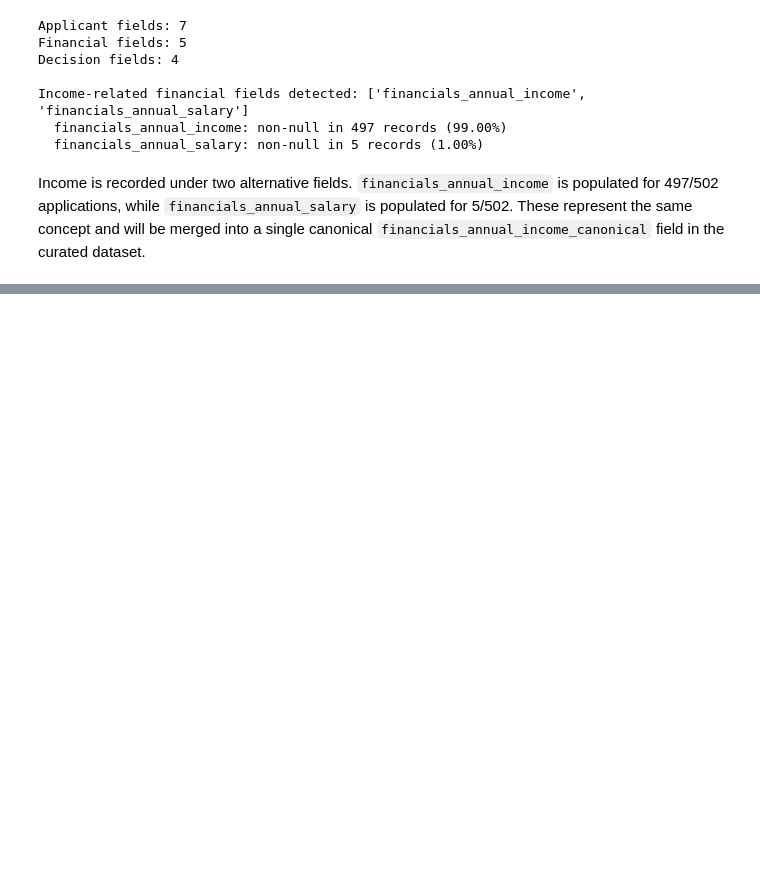
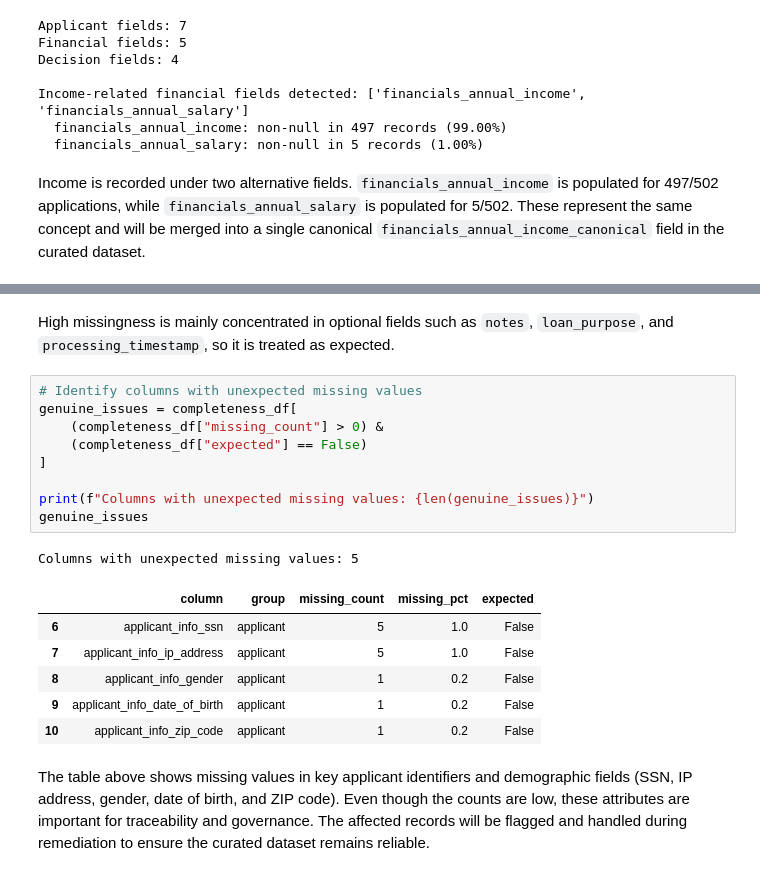
Before and after one commit to afonsojoao2001/dego-project-team12, a Jupyter notebook: notebooks/01-data-quality.ipynb, the cells around one changed output, grey strips where cells are left out. Cells and saved outputs as stored; diff of their text form; blank space fills up the shorter version.

```diff
--- a/notebooks/01-data-quality.ipynb
+++ b/notebooks/01-data-quality.ipynb
@@ -246,0 +310,21 @@ Canonical income missing after cleanup: 1/502
+# %% [markdown]
+High missingness is mainly concentrated in optional fields such as `notes`, `loan_purpose`, and `processing_timestamp`, so it is treated as expected.
+# %%
+# Identify columns with unexpected missing values
+genuine_issues = completeness_df[
+    (completeness_df["missing_count"] > 0) &
+    (completeness_df["expected"] == False)
+]
+
+print(f"Columns with unexpected missing values: {len(genuine_issues)}")
+genuine_issues
+# %% [output]
+Columns with unexpected missing values: 5
+|  | column | group | missing_count | missing_pct | expected |
+| 6 | applicant_info_ssn | applicant | 5 | 1.0 | False |
+| 7 | applicant_info_ip_address | applicant | 5 | 1.0 | False |
+| 8 | applicant_info_gender | applicant | 1 | 0.2 | False |
+| 9 | applicant_info_date_of_birth | applicant | 1 | 0.2 | False |
+| 10 | applicant_info_zip_code | applicant | 1 | 0.2 | False |
+# %% [markdown]
+The table above shows missing values in key applicant identifiers and demographic fields (SSN, IP address, gender, date of birth, and ZIP code). Even though the counts are low, these attributes are important for traceability and governance. The affected records will be flagged and handled during remediation to ensure the curated dataset remains reliable.
```
Also changed, not shown: parts of 5 cells of this notebook.
